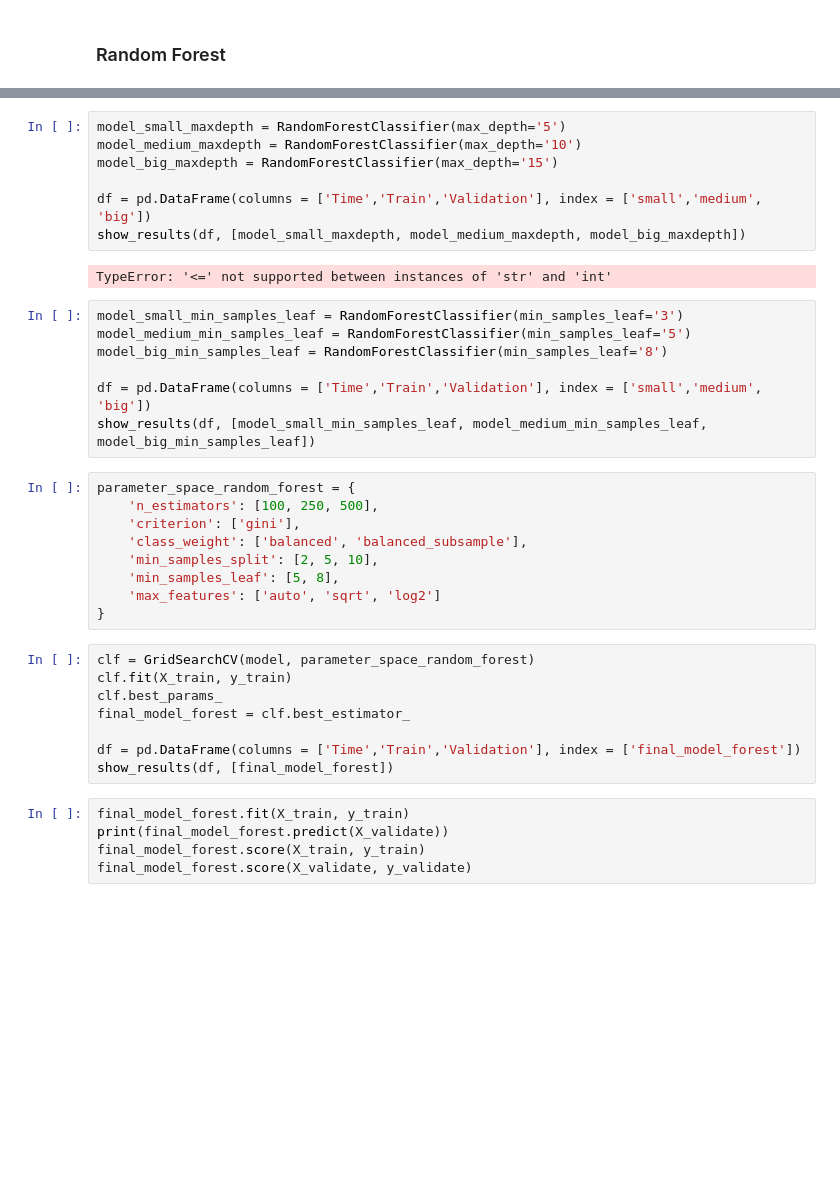
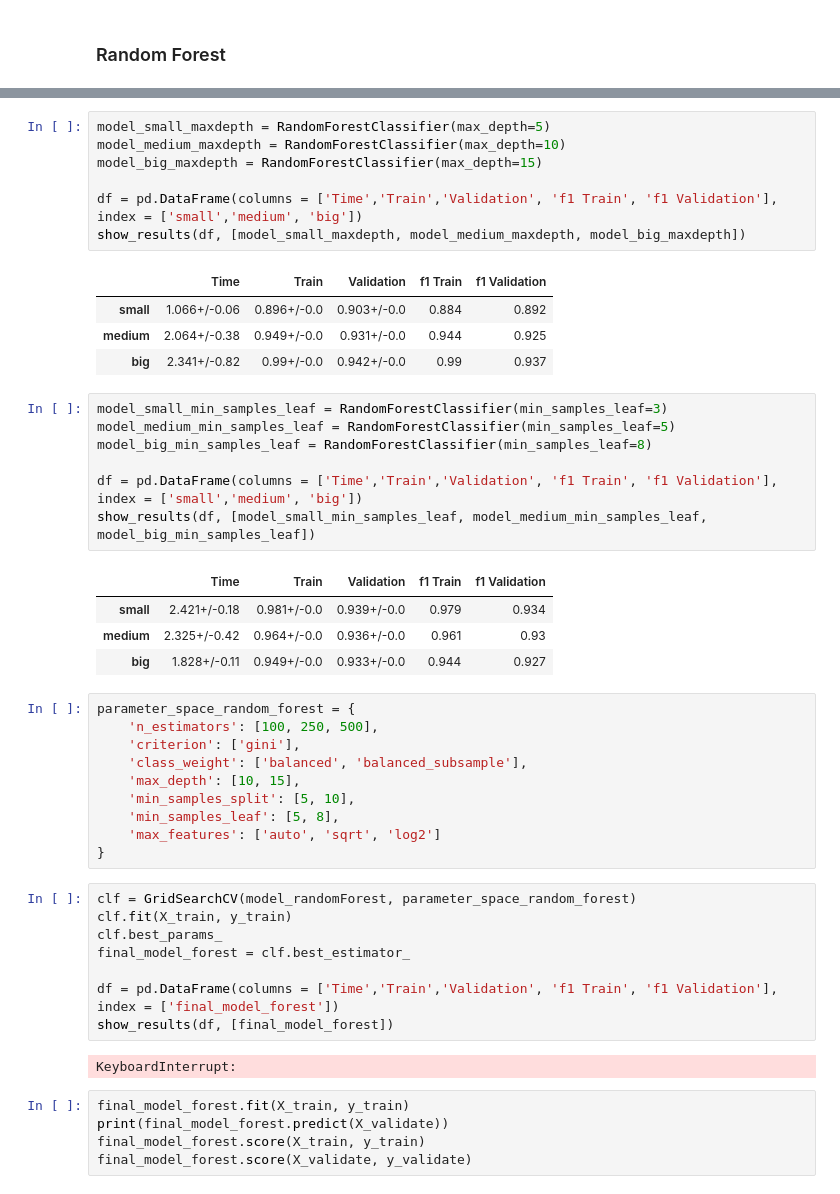
Before and after one commit to Leon209/Project_1-Supervised-Model, a Jupyter notebook: Project 1.ipynb, the cells around one changed output, grey strips where cells are left out. Saved outputs shown, nothing was run; the diff lists cells and outputs as text; blank space fills up the shorter version.

Commit message:
fixed erros on random forest model

```diff
--- a/Project 1.ipynb
+++ b/Project 1.ipynb
@@ -987,36 +989,47 @@ show_results(df, [model_gini, model_entropy])
 # %%
-model_small_maxdepth = RandomForestClassifier(max_depth='5')
-model_medium_maxdepth = RandomForestClassifier(max_depth='10')
-model_big_maxdepth = RandomForestClassifier(max_depth='15')
+model_small_maxdepth = RandomForestClassifier(max_depth=5)
+model_medium_maxdepth = RandomForestClassifier(max_depth=10)
+model_big_maxdepth = RandomForestClassifier(max_depth=15)
 
-df = pd.DataFrame(columns = ['Time','Train','Validation'], index = ['small','medium', 'big'])
+df = pd.DataFrame(columns = ['Time','Train','Validation', 'f1 Train', 'f1 Validation'], index = ['small','medium', 'big'])
 show_results(df, [model_small_maxdepth, model_medium_maxdepth, model_big_maxdepth])
 # %% [output]
-TypeError: '<=' not supported between instances of 'str' and 'int'
+|  | Time | Train | Validation | f1 Train | f1 Validation |
+| small | 1.066+/-0.06 | 0.896+/-0.0 | 0.903+/-0.0 | 0.884 | 0.892 |
+| medium | 2.064+/-0.38 | 0.949+/-0.0 | 0.931+/-0.0 | 0.944 | 0.925 |
+| big | 2.341+/-0.82 | 0.99+/-0.0 | 0.942+/-0.0 | 0.99 | 0.937 |
 # %%
-model_small_min_samples_leaf = RandomForestClassifier(min_samples_leaf='3')
-model_medium_min_samples_leaf = RandomForestClassifier(min_samples_leaf='5')
-model_big_min_samples_leaf = RandomForestClassifier(min_samples_leaf='8')
+model_small_min_samples_leaf = RandomForestClassifier(min_samples_leaf=3)
+model_medium_min_samples_leaf = RandomForestClassifier(min_samples_leaf=5)
+model_big_min_samples_leaf = RandomForestClassifier(min_samples_leaf=8)
 
-df = pd.DataFrame(columns = ['Time','Train','Validation'], index = ['small','medium', 'big'])
+df = pd.DataFrame(columns = ['Time','Train','Validation', 'f1 Train', 'f1 Validation'], index = ['small','medium', 'big'])
 show_results(df, [model_small_min_samples_leaf, model_medium_min_samples_leaf, model_big_min_samples_leaf])
+# %% [output]
+|  | Time | Train | Validation | f1 Train | f1 Validation |
+| small | 2.421+/-0.18 | 0.981+/-0.0 | 0.939+/-0.0 | 0.979 | 0.934 |
+| medium | 2.325+/-0.42 | 0.964+/-0.0 | 0.936+/-0.0 | 0.961 | 0.93 |
+| big | 1.828+/-0.11 | 0.949+/-0.0 | 0.933+/-0.0 | 0.944 | 0.927 |
 # %%
 parameter_space_random_forest = {
     'n_estimators': [100, 250, 500],
     'criterion': ['gini'],
     'class_weight': ['balanced', 'balanced_subsample'],
-    'min_samples_split': [2, 5, 10],
+    'max_depth': [10, 15],
+    'min_samples_split': [5, 10],
     'min_samples_leaf': [5, 8],
     'max_features': ['auto', 'sqrt', 'log2']
 }
 # %%
-clf = GridSearchCV(model, parameter_space_random_forest)
+clf = GridSearchCV(model_randomForest, parameter_space_random_forest)
 clf.fit(X_train, y_train)
 clf.best_params_
 final_model_forest = clf.best_estimator_
 
-df = pd.DataFrame(columns = ['Time','Train','Validation'], index = ['final_model_forest'])
+df = pd.DataFrame(columns = ['Time','Train','Validation', 'f1 Train', 'f1 Validation'], index = ['final_model_forest'])
 show_results(df, [final_model_forest])
+# %% [output]
+KeyboardInterrupt:
 # %%
 final_model_forest.fit(X_train, y_train)
 print(final_model_forest.predict(X_validate))
```
Also changed, not shown: parts of 3 cells of this notebook.
